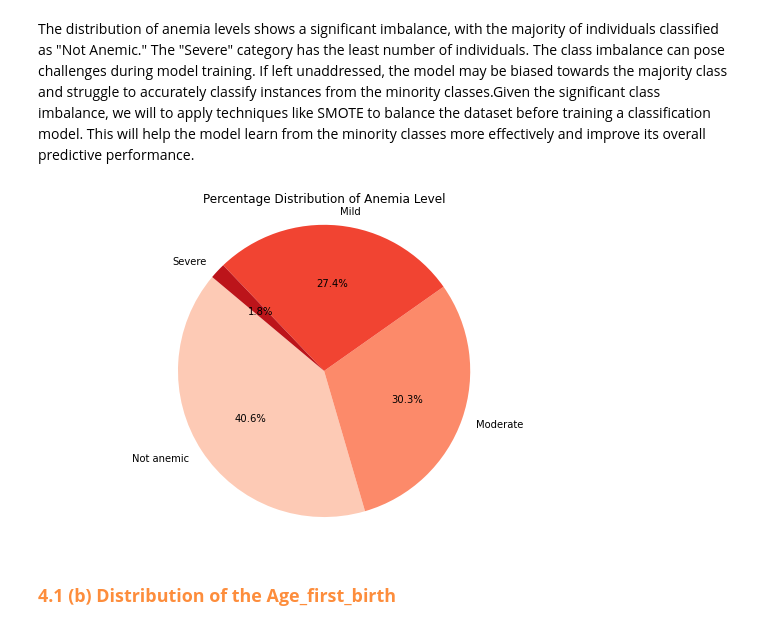
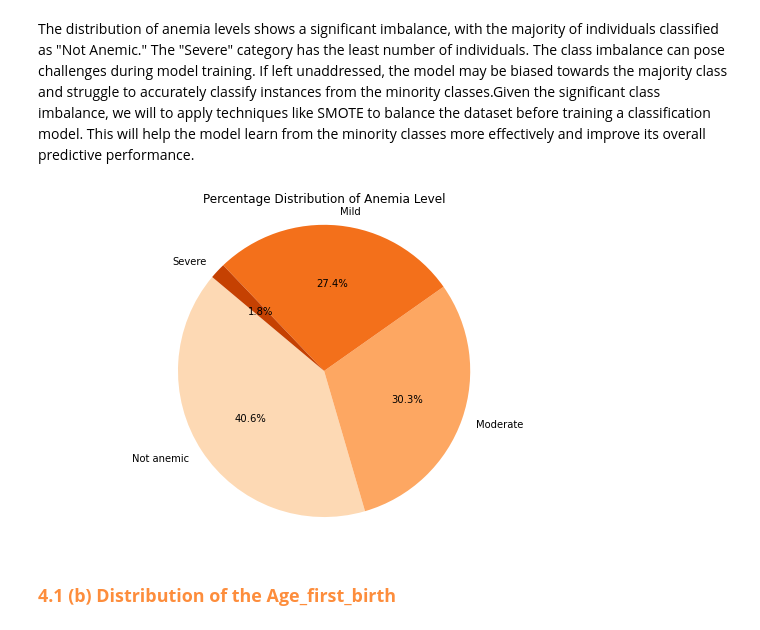
Before and after one commit to ruth-kitasi/Anemia-Level-Prediction-in-Children, a Jupyter notebook: Index.ipynb, the cells around one changed output. Cells and saved outputs as stored; diff of their text form; code cells hidden in the pictures.

Commit message:
adjusting the index file graphs

```diff
--- a/Index.ipynb
+++ b/Index.ipynb
@@ -453,20 +676,20 @@ The distribution of anemia levels shows a significant imbalance, with the majori
 # %%
 
 # Calculate the counts and percentages of the target variable
 anemia_counts = categorical_cols['Anemia level'].value_counts()
 anemia_percentages = anemia_counts / anemia_counts.sum() * 100
 
 # Define the order for the pie chart
 order = anemia_counts.index.tolist()
 
 # Plotting the pie chart
 plt.figure(figsize=(10, 6))
-plt.pie(anemia_percentages[order], labels=order, autopct='%1.1f%%', startangle=140, colors=sns.color_palette("Reds", len(order)))
+plt.pie(anemia_percentages[order], labels=order, autopct='%1.1f%%', startangle=140, colors=sns.color_palette("Oranges", len(order)))
 plt.title("Percentage Distribution of Anemia Level")
 plt.axis('equal')
 plt.show()
 # %% [output]
-[figure, old version]
+[figure, new version]
 # %% [markdown]
 
 ### <font color="#fd8d3c"><b>4.1 (b) Distribution of the Age_first_birth</b><font>
```
Also changed, not shown: parts of 35 cells of this notebook.
